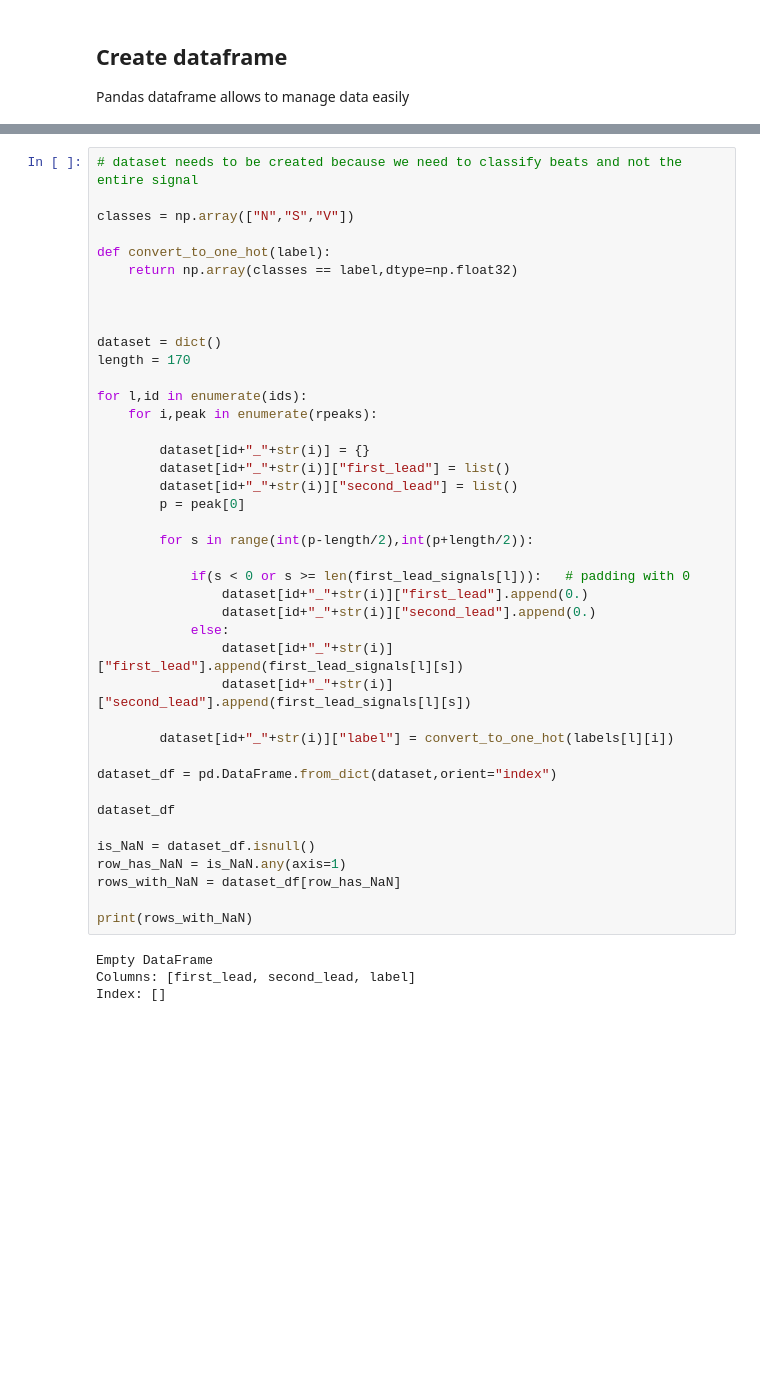
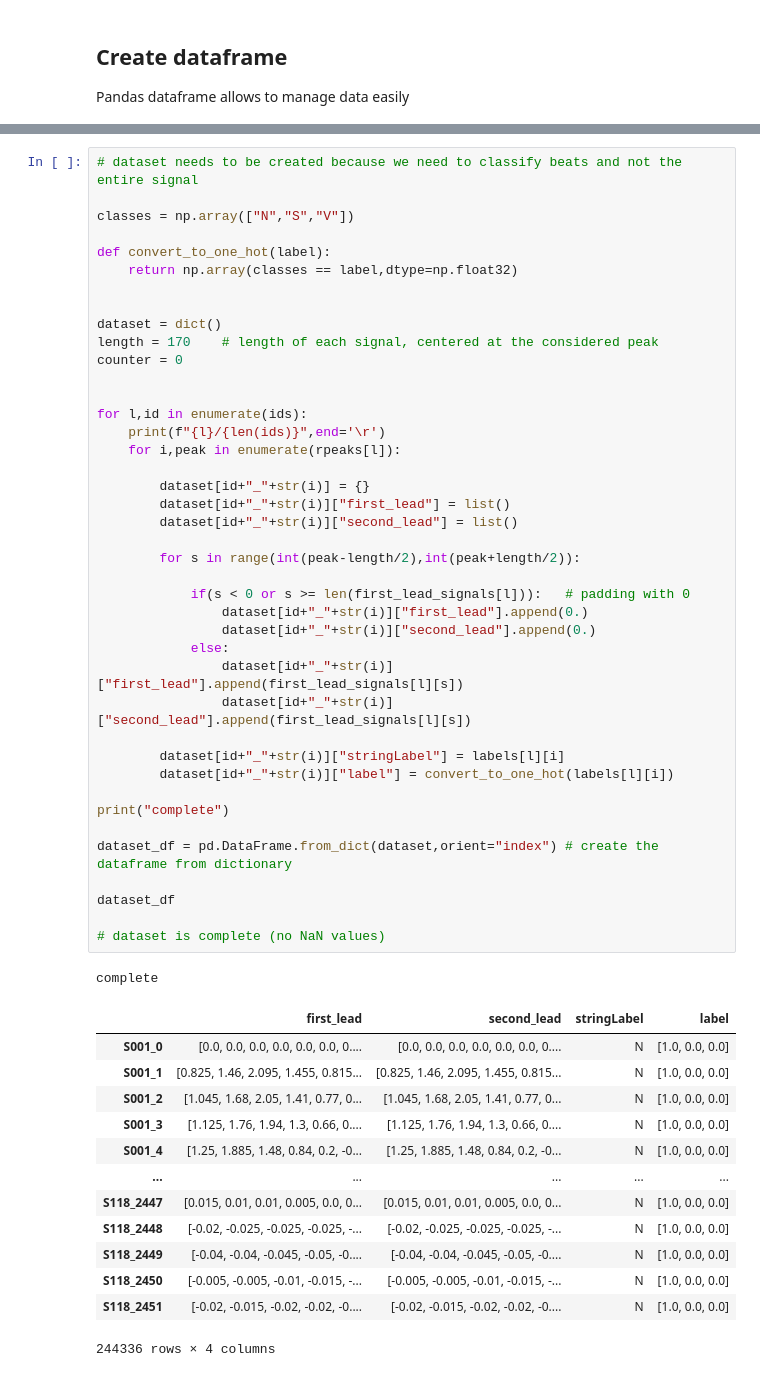
Before and after one commit to simonetome/Heartbeat-NSV-classification, a Jupyter notebook: DataVisualization.ipynb, the cells around one changed output, grey strips where cells are left out. Saved outputs shown, nothing was run; the diff lists cells and outputs as text; blank space fills up the shorter version.

```diff
--- a/DataVisualization.ipynb
+++ b/DataVisualization.ipynb
@@ -235,44 +242,55 @@ df
 # dataset needs to be created because we need to classify beats and not the entire signal
 
 classes = np.array(["N","S","V"])
 
 def convert_to_one_hot(label):
     return np.array(classes == label,dtype=np.float32)
 
 
+dataset = dict()
+length = 170    # length of each signal, centered at the considered peak
+counter = 0
 
-dataset = dict()
-length = 170
 
 for l,id in enumerate(ids):
-    for i,peak in enumerate(rpeaks):
+    print(f"{l}/{len(ids)}",end='\r')
+    for i,peak in enumerate(rpeaks[l]):
 
         dataset[id+"_"+str(i)] = {}
         dataset[id+"_"+str(i)]["first_lead"] = list()
         dataset[id+"_"+str(i)]["second_lead"] = list()
-        p = peak[0]
 
-        for s in range(int(p-length/2),int(p+length/2)):
+        for s in range(int(peak-length/2),int(peak+length/2)):
 
             if(s < 0 or s >= len(first_lead_signals[l])):   # padding with 0
                 dataset[id+"_"+str(i)]["first_lead"].append(0.)
                 dataset[id+"_"+str(i)]["second_lead"].append(0.)
             else:
                 dataset[id+"_"+str(i)]["first_lead"].append(first_lead_signals[l][s])
                 dataset[id+"_"+str(i)]["second_lead"].append(first_lead_signals[l][s])
 
+        dataset[id+"_"+str(i)]["stringLabel"] = labels[l][i]
         dataset[id+"_"+str(i)]["label"] = convert_to_one_hot(labels[l][i])
 
-dataset_df = pd.DataFrame.from_dict(dataset,orient="index")
+print("complete")
+
+dataset_df = pd.DataFrame.from_dict(dataset,orient="index") # create the dataframe from dictionary
 
 dataset_df
 
-is_NaN = dataset_df.isnull()
-row_has_NaN = is_NaN.any(axis=1)
-rows_with_NaN = dataset_df[row_has_NaN]
-
-print(rows_with_NaN)
+# dataset is complete (no NaN values)
 # %% [output]
-Empty DataFrame
-Columns: [first_lead, second_lead, label]
-Index: []
+complete
+|  | first_lead | second_lead | stringLabel | label |
+| S001_0 | [0.0, 0.0, 0.0, 0.0, 0.0, 0.0, 0.... | [0.0, 0.0, 0.0, 0.0, 0.0, 0.0, 0.... | N | [1.0, 0.0, 0.0] |
+| S001_1 | [0.825, 1.46, 2.095, 1.455, 0.815... | [0.825, 1.46, 2.095, 1.455, 0.815... | N | [1.0, 0.0, 0.0] |
+| S001_2 | [1.045, 1.68, 2.05, 1.41, 0.77, 0... | [1.045, 1.68, 2.05, 1.41, 0.77, 0... | N | [1.0, 0.0, 0.0] |
+| S001_3 | [1.125, 1.76, 1.94, 1.3, 0.66, 0.... | [1.125, 1.76, 1.94, 1.3, 0.66, 0.... | N | [1.0, 0.0, 0.0] |
+| S001_4 | [1.25, 1.885, 1.48, 0.84, 0.2, -0... | [1.25, 1.885, 1.48, 0.84, 0.2, -0... | N | [1.0, 0.0, 0.0] |
+| ... | ... | ... | ... | ... |
+| S118_2447 | [0.015, 0.01, 0.01, 0.005, 0.0, 0... | [0.015, 0.01, 0.01, 0.005, 0.0, 0... | N | [1.0, 0.0, 0.0] |
+| S118_2448 | [-0.02, -0.025, -0.025, -0.025, -... | [-0.02, -0.025, -0.025, -0.025, -... | N | [1.0, 0.0, 0.0] |
+| S118_2449 | [-0.04, -0.04, -0.045, -0.05, -0.... | [-0.04, -0.04, -0.045, -0.05, -0.... | N | [1.0, 0.0, 0.0] |
+| S118_2450 | [-0.005, -0.005, -0.01, -0.015, -... | [-0.005, -0.005, -0.01, -0.015, -... | N | [1.0, 0.0, 0.0] |
+| S118_2451 | [-0.02, -0.015, -0.02, -0.02, -0.... | [-0.02, -0.015, -0.02, -0.02, -0.... | N | [1.0, 0.0, 0.0] |
+244336 rows × 4 columns
```
Also changed, not shown: parts of 14 cells of this notebook, 2 other files.
